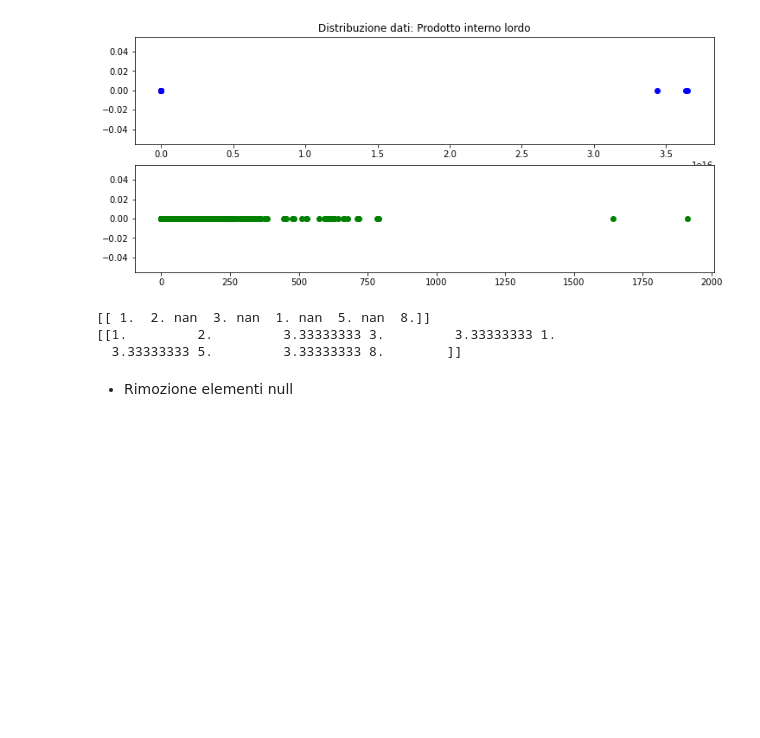
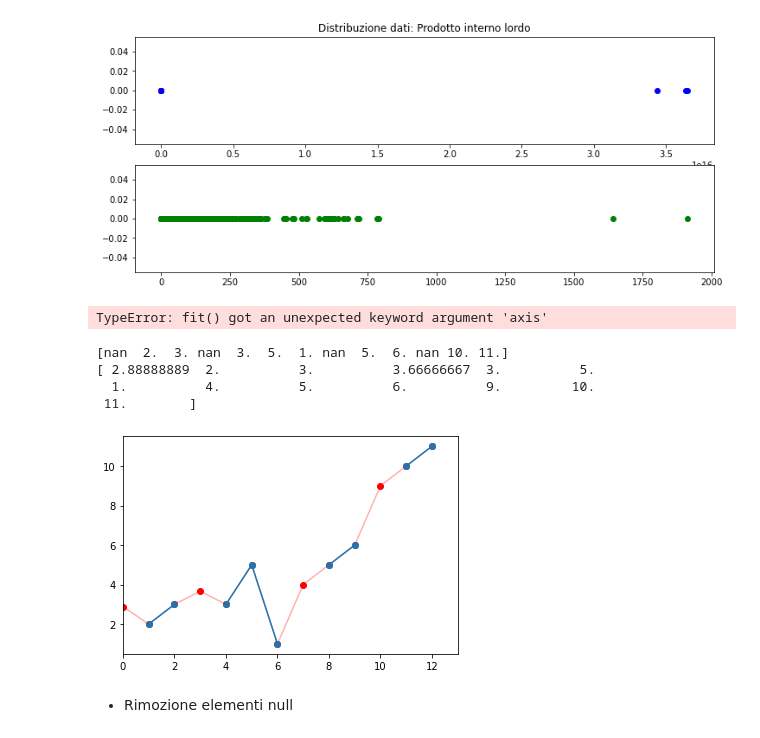
Before and after one commit to holderekt/world-analysis, a Jupyter notebook: data_mining.ipynb, the cells around one changed output. Drawn from its saved outputs; the diff is of its cells as text; code cells hidden in the pictures; blank space fills up the shorter version.

```diff
--- a/data_mining.ipynb
+++ b/data_mining.ipynb
@@ -258,14 +258,62 @@ Max:3.650229e+16
  0.056%
 [figure]
 # %%
-imputer = KNNImputer(n_neighbors=1, metric="nan_euclidean")
-x = np.array([[1,2,np.nan,3,np.nan,1,np.nan,5,np.nan,8]]).transpose()
-print(x.transpose())
-print(imputer.fit_transform(x).transpose())
+imputer = KNNImputer(n_neighbors=2, metric="nan_euclidean")
+x = np.array([[np.nan,2,3,np.nan,3,5,1,np.nan,5,6,np.nan, 10,11]])
+
+print(imputer.fit_transform(x.transpose()).transpose())
 # %% [output]
-[[ 1.  2. nan  3. nan  1. nan  5. nan  8.]]
-[[1.         2.         3.33333333 3.         3.33333333 1.
-  3.33333333 5.         3.33333333 8.        ]]
+TypeError: fit() got an unexpected keyword argument 'axis'
+# %%
+def time_series_knn(x, n_neighbors=2):
+    series = np.array(x)
+    for i in reversed(range(len(series))):
+        series[i] = x[i]
+        if np.isnan(series[i]):
+            values = []
+            stop = True
+            j = i-1
+            k = i+1
+
+            while(len(values) < n_neighbors):
+                if(k < len(series)):
+                    if(not(np.isnan(series[k]))):
+                        values.append(series[k])
+                    k = k+1
+
+                if(j >= 0  and len(values) < n_neighbors):
+                    if(not(np.isnan(series[j]))):
+                        values.append(series[j])
+                    j = j-1
+            series[i] = np.mean(values)
+
+    return series
+
+
+y = np.array([np.nan,2,3,np.nan,3,5,1,np.nan,5,6,np.nan, 10,11])
+x = np.array([float(i) for i in range(len(y))])
+
+
+N_NEIGH = 3
+
+new_y = time_series_knn(y, N_NEIGH)
+
+print(y)
+print(new_y)
+
+
+plt.plot(x,new_y, color='r', alpha=0.3)
+plt.scatter(x,new_y, color='r')
+plt.plot(x,y)
+plt.scatter(x,y)
+plt.xlim((0, len(y)))
+plt.show()
+# %% [output]
+[nan  2.  3. nan  3.  5.  1. nan  5.  6. nan 10. 11.]
+[ 2.88888889  2.          3.          3.66666667  3.          5.
+  1.          4.          5.          6.          9.         10.
+ 11.        ]
+[figure, added]
 # %% [markdown]
 - Rimozione elementi null
 # %%
```
Also changed, not shown: parts of 2 cells of this notebook, 7 other files.
